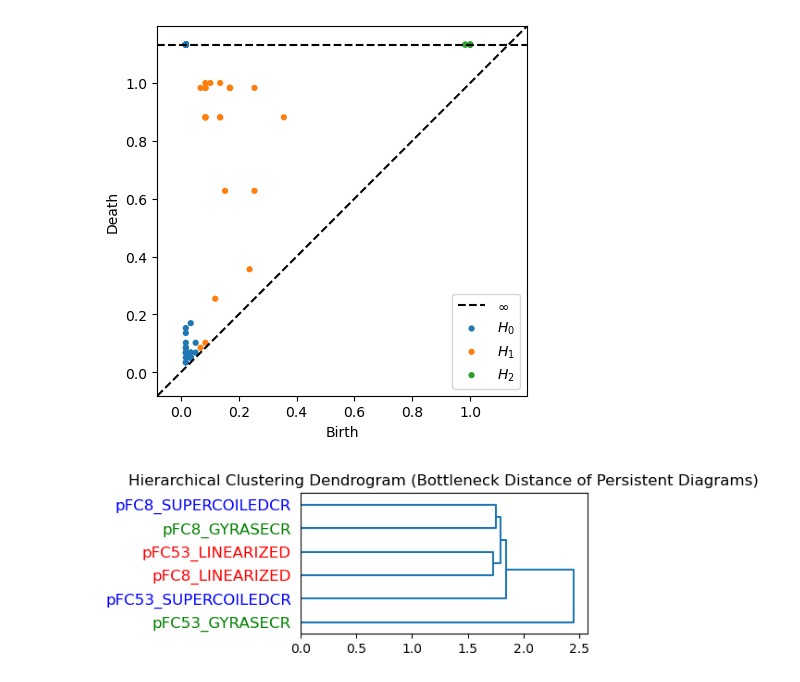
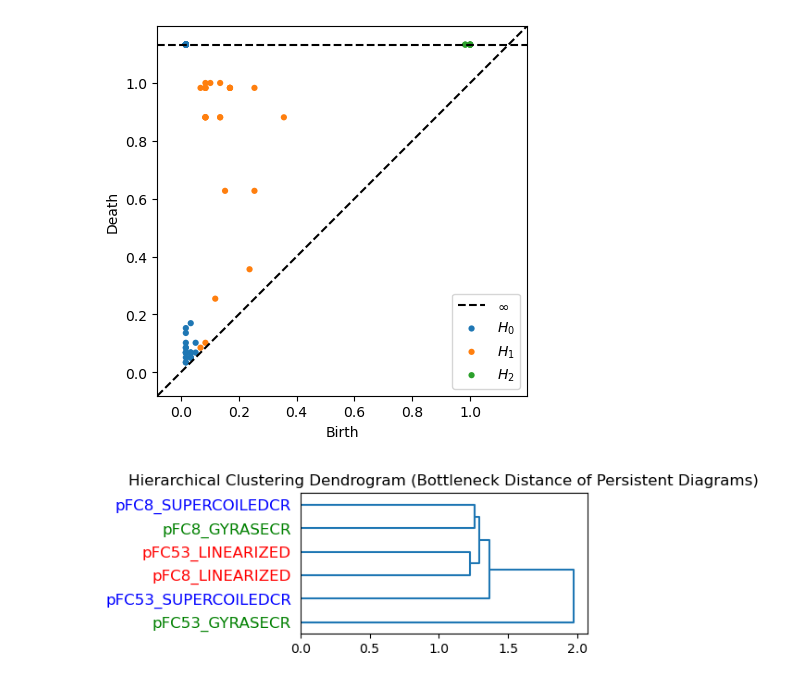
Before and after one commit to USF-DNA-Knot-Math/InDelsTopo, a Jupyter notebook: examples/Example2_Rloops/2_R_Loops_InDelsTopo_Analysis.ipynb, the cells around one changed output. Cells and saved outputs as stored; diff of their text form; code cells hidden in the pictures.

```diff
--- a/examples/Example2_Rloops/2_R_Loops_InDelsTopo_Analysis.ipynb
+++ b/examples/Example2_Rloops/2_R_Loops_InDelsTopo_Analysis.ipynb
@@ -28,7 +28,7 @@ from utils.utils import plot_euler_curves, plot_tsne, plot_dendrogram
 # --------------------------
 
 # Path to the saved pickle file
-pickle_file = 'data/preprocessed/R_loops_14-mers_starting_site.pickle'
+pickle_file = 'data/preprocessed/R_loops_14-mers_starting_site_min_len_1_start.pickle'
 
 # Load the libraries
 with open(pickle_file, 'rb') as handle:
@@ -134,29 +145,29 @@ pFC8_SUPERCOILEDCR
 # %%
 # Compute pairwise bottleneck distances (using H0 and H1 combined)
 # --------------------------
 num_exp = len(all_dgms)
 distance_matrix = np.zeros((num_exp, num_exp))
 
 for i in range(num_exp):
     for j in range(i+1, num_exp):
         # Compute bottleneck distance for H0 + H1 diagrams
         # Optionally, can weight H1 differently
         d0 = bottleneck(all_dgms[i][0], all_dgms[j][0])  # H0
         d1 = bottleneck(all_dgms[i][1], all_dgms[j][1])  # H1
-        d2 = bottleneck(all_dgms[i][2], all_dgms[j][2])  # H2
+        #d2 = bottleneck(all_dgms[i][2], all_dgms[j][2])  # H2
 
-        distance = d0 + d1 + d2  # simple sum, or choose max
+        distance = d0 + d1 #+ d2  # simple sum, or choose max
         distance_matrix[i, j] = distance
         distance_matrix[j, i] = distance
 
 # Hierarchical clustering
 # --------------------------
 
-agg = AgglomerativeClustering(n_clusters=n_clusters, metric='precomputed', linkage='average',compute_distances=True)
+agg = AgglomerativeClustering(metric='precomputed', linkage='average',compute_distances=True)
 agg.fit(distance_matrix)
 
 plt.figure(figsize=(4,4))
 plt.title("Hierarchical Clustering Dendrogram (Bottleneck Distance of Persistent Diagrams)")
 plot_dendrogram(agg, labels=exp_names)
 # %% [output]
-[figure, old version]
+[figure, new version]
```
Also changed, not shown: parts of 3 cells of this notebook, 7 other files.
